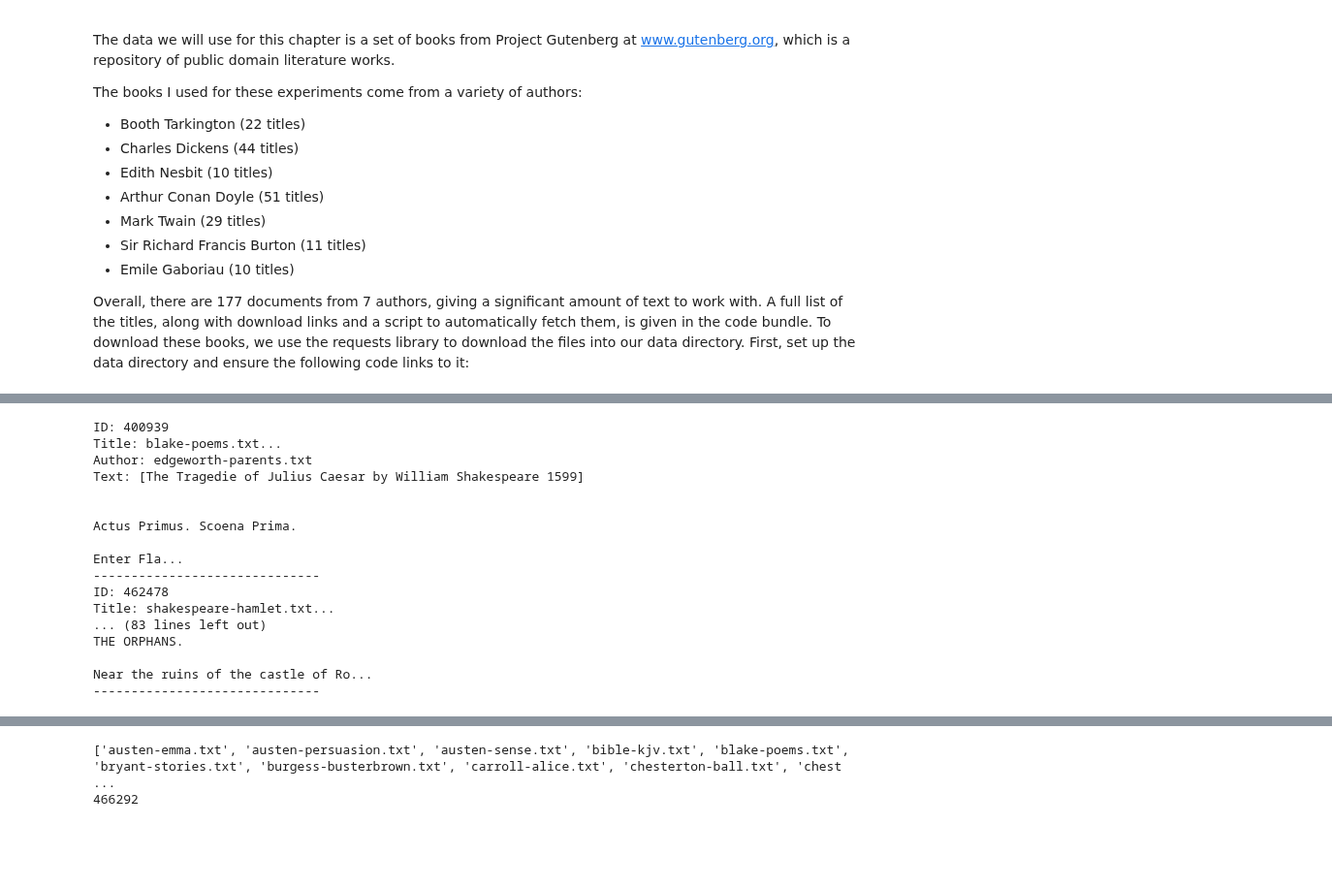
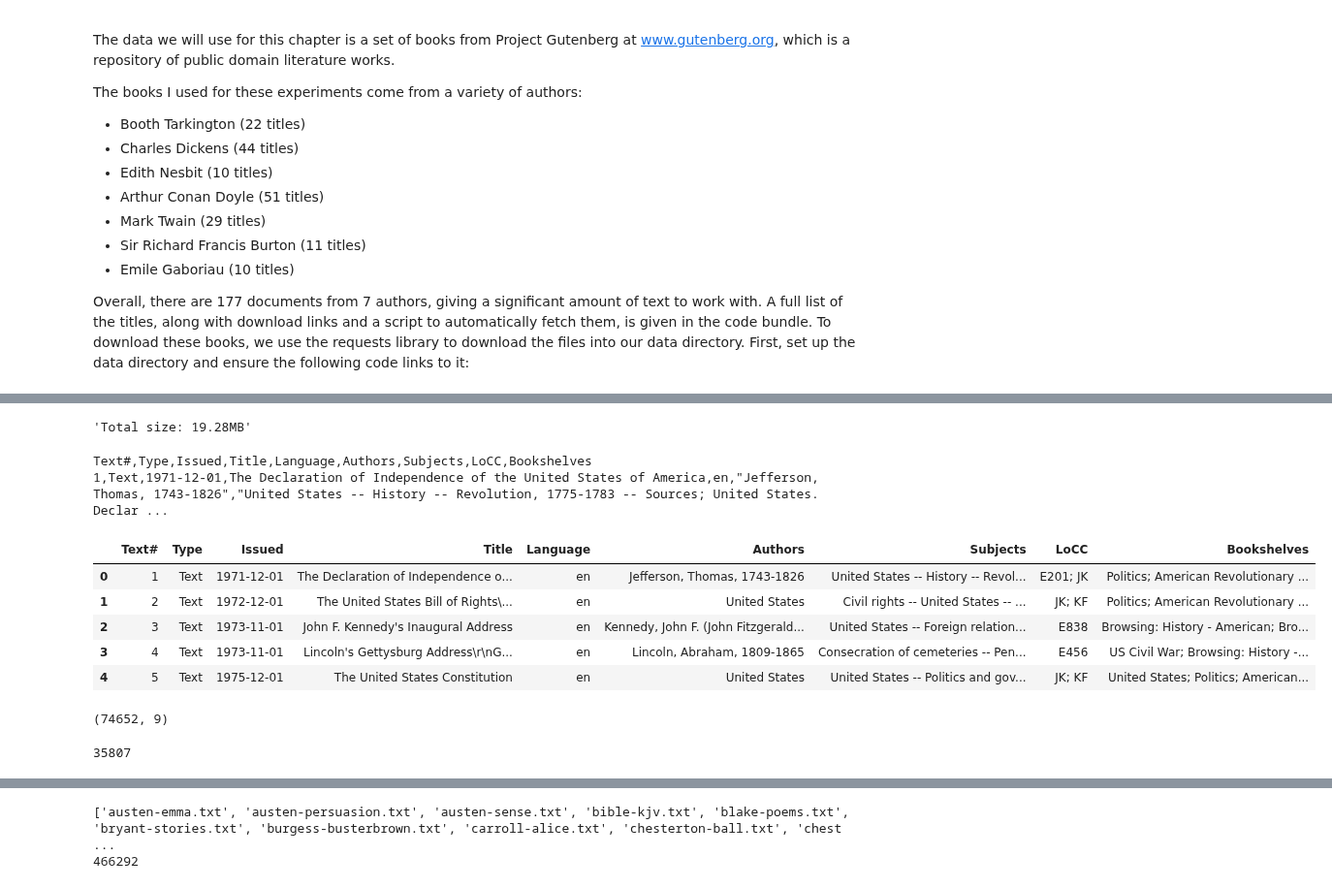
Before and after one commit to beauvilerobed/data-mining-with-python, a Jupyter notebook: 9_AuthorshipAttribution.ipynb, the cells around one changed output, grey strips where cells are left out. Shown at 97% size. Saved outputs shown, nothing was run; the diff lists cells and outputs as text; code cells hidden in the pictures; blank space fills up the shorter version.

```diff
--- a/9_AuthorshipAttribution.ipynb
+++ b/9_AuthorshipAttribution.ipynb
@@ -131,29 +29,0 @@ def generate_title():
-# %%
-num_books = 10
-
-books = generate_fake_books(num_books)
-
-for book in books:
-    print(f"ID: {book['id']}")
-    print(f"Title: {book['title']}")
-    print(f"Author: {book['author']}")
-    print(f"Text: {book['text'][:100]}...")
-    print("-" * 30)
-# %% [output]
-ID: 400939
-Title: blake-poems.txt...
-Author: edgeworth-parents.txt
-Text: [The Tragedie of Julius Caesar by William Shakespeare 1599]
-
-
-Actus Primus. Scoena Prima.
-
-Enter Fla...
-------------------------------
-ID: 462478
-Title: shakespeare-hamlet.txt...
-... (83 lines left out)
-THE ORPHANS.
-
-Near the ruins of the castle of Ro...
-------------------------------
@@ -159,0 +36,9 @@ Near the ruins of the castle of Ro...
+# %%
+GUTENBERG_CSV_URL = "https://www.gutenberg.org/cache/epub/feeds/pg_catalog.csv.gz"
+
+r = requests.get(GUTENBERG_CSV_URL)
+csv_text = r.content.decode("utf-8")
+
+f"Total size: {len(r.content) / 1024**2:0.2f}MB"
+# %% [output]
+'Total size: 19.28MB'
@@ -159,0 +52,27 @@ Near the ruins of the castle of Ro...
+# %%
+print(csv_text[:400])
+# %% [output]
+Text#,Type,Issued,Title,Language,Authors,Subjects,LoCC,Bookshelves
+1,Text,1971-12-01,The Declaration of Independence of the United States of America,en,"Jefferson, Thomas, 1743-1826","United States -- History -- Revolution, 1775-1783 -- Sources; United States. Declar ...
+# %%
+import csv
+from io import StringIO
+import pandas as pd
+
+books_info = pd.DataFrame(csv.DictReader(StringIO(csv_text)))
+books_info.head()
+# %% [output]
+|  | Text# | Type | Issued | Title | Language | Authors | Subjects | LoCC | Bookshelves |
+| 0 | 1 | Text | 1971-12-01 | The Declaration of Independence o... | en | Jefferson, Thomas, 1743-1826 | United States -- History -- Revol... | E201; JK | Politics; American Revolutionary ... |
+| 1 | 2 | Text | 1972-12-01 | The United States Bill of Rights\... | en | United States | Civil rights -- United States -- ... | JK; KF | Politics; American Revolutionary ... |
+| 2 | 3 | Text | 1973-11-01 | John F. Kennedy's Inaugural Address | en | Kennedy, John F. (John Fitzgerald... | United States -- Foreign relation... | E838 | Browsing: History - American; Bro... |
+| 3 | 4 | Text | 1973-11-01 | Lincoln's Gettysburg Address\r\nG... | en | Lincoln, Abraham, 1809-1865 | Consecration of cemeteries -- Pen... | E456 | US Civil War; Browsing: History -... |
+| 4 | 5 | Text | 1975-12-01 | The United States Constitution | en | United States | United States -- Politics and gov... | JK; KF | United States; Politics; American... |
+# %%
+books_info.shape
+# %% [output]
+(74652, 9)
+# %%
+len(books_info['Authors'].unique())
+# %% [output]
+35807
```
Also changed, not shown: parts of 17 cells of this notebook.
